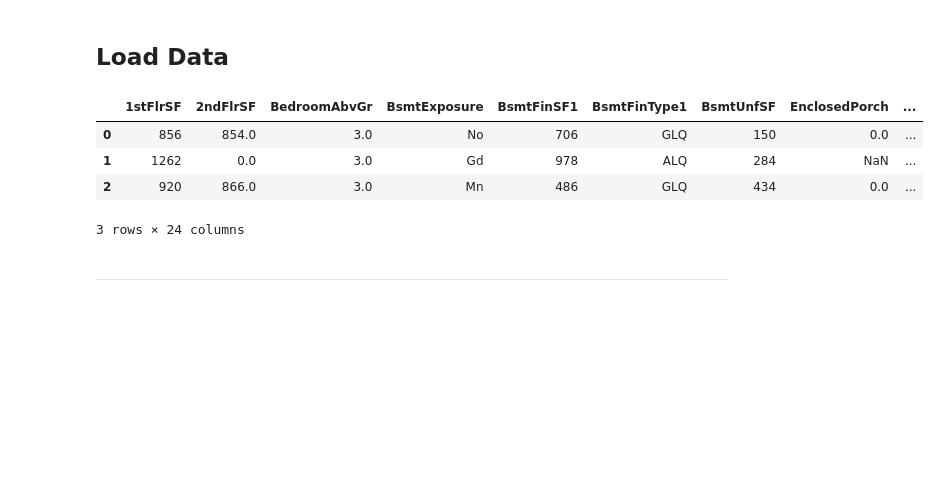
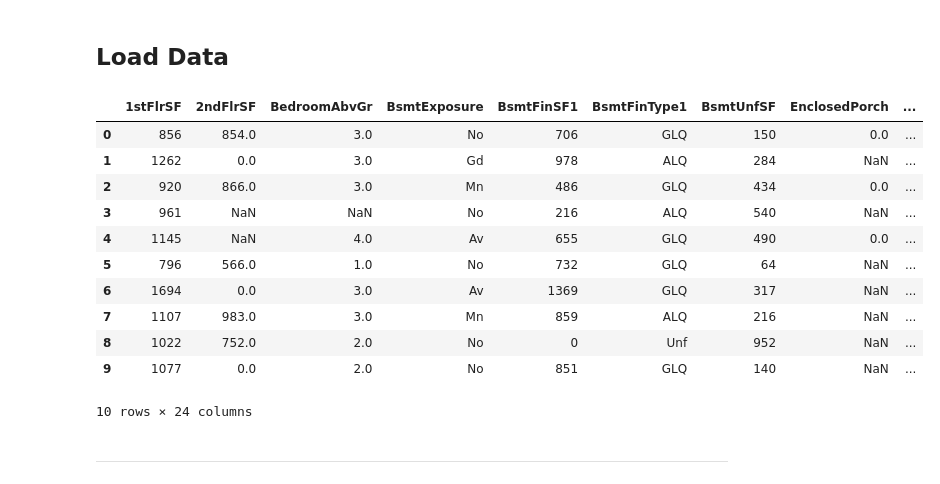
Before and after one commit to simonepietraroia/House-Sales, a Jupyter notebook: jupyter_notebooks/3 - DataCleaning.ipynb, the cells around one changed output. Drawn from its saved outputs; the diff is of its cells as text; code cells hidden in the pictures; blank space fills up the shorter version.

```diff
--- a/jupyter_notebooks/3 - DataCleaning.ipynb
+++ b/jupyter_notebooks/3 - DataCleaning.ipynb
@@ -46,14 +46,21 @@ current_dir
 # %%
 import pandas as pd
 df_raw_path = "outputs/datasets/collection/Sales-Records"
 df = pd.read_csv(df_raw_path)
-df.head(3)
+df.head(10)
 # %% [output]
 |  | 1stFlrSF | 2ndFlrSF | BedroomAbvGr | BsmtExposure | BsmtFinSF1 | BsmtFinType1 | BsmtUnfSF | EnclosedPorch | ... |
 | 0 | 856 | 854.0 | 3.0 | No | 706 | GLQ | 150 | 0.0 | ... |
 | 1 | 1262 | 0.0 | 3.0 | Gd | 978 | ALQ | 284 | NaN | ... |
 | 2 | 920 | 866.0 | 3.0 | Mn | 486 | GLQ | 434 | 0.0 | ... |
+| 3 | 961 | NaN | NaN | No | 216 | ALQ | 540 | NaN | ... |
+| 4 | 1145 | NaN | 4.0 | Av | 655 | GLQ | 490 | 0.0 | ... |
+| 5 | 796 | 566.0 | 1.0 | No | 732 | GLQ | 64 | NaN | ... |
+| 6 | 1694 | 0.0 | 3.0 | Av | 1369 | GLQ | 317 | NaN | ... |
+| 7 | 1107 | 983.0 | 3.0 | Mn | 859 | ALQ | 216 | NaN | ... |
+| 8 | 1022 | 752.0 | 2.0 | No | 0 | Unf | 952 | NaN | ... |
+| 9 | 1077 | 0.0 | 2.0 | No | 851 | GLQ | 140 | NaN | ... |
-3 rows × 24 columns
+10 rows × 24 columns
 # %% [markdown]
 ---
 # %% [markdown]
```
Also changed, not shown: parts of 14 cells of this notebook, 4 other files.
